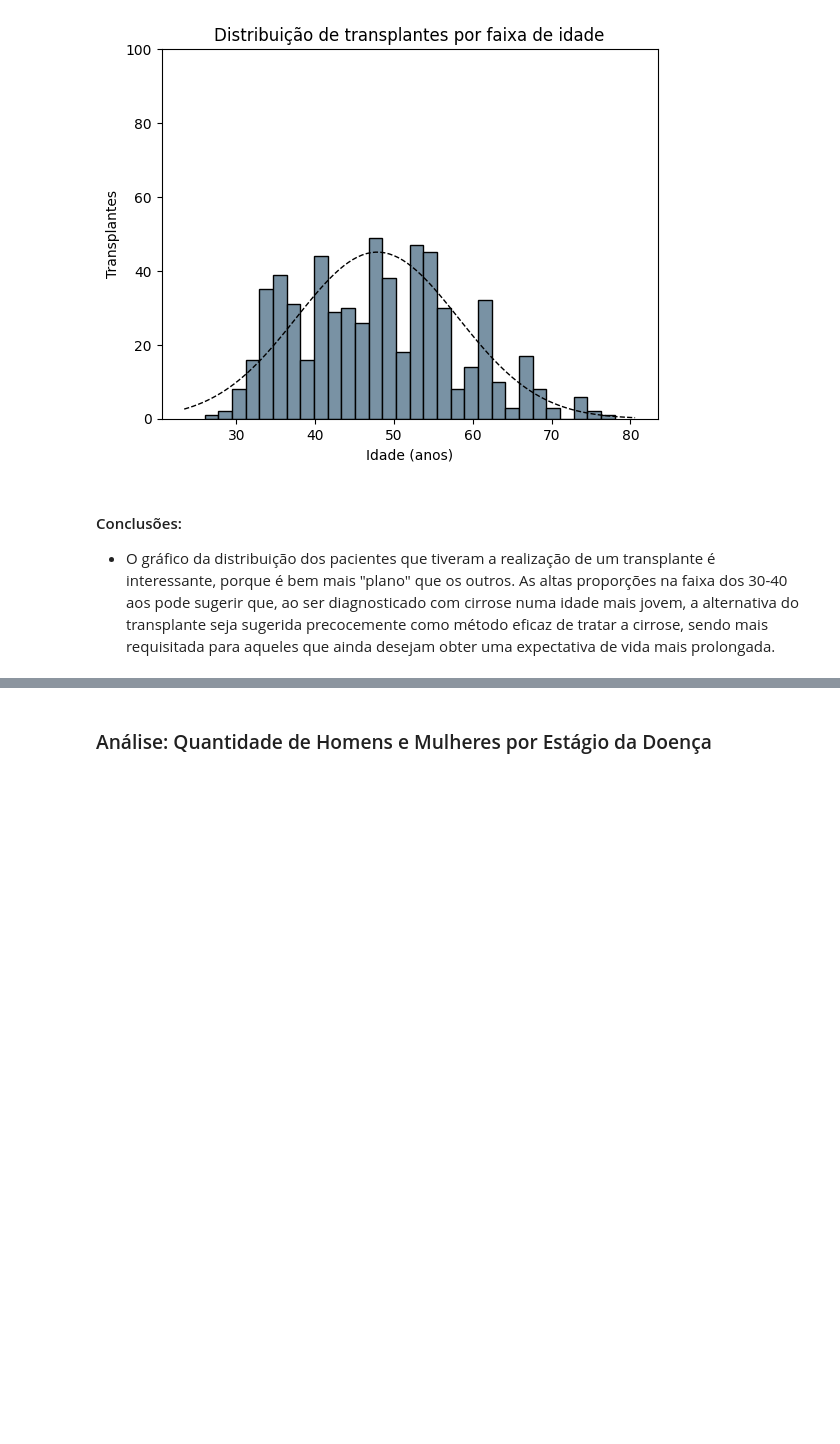
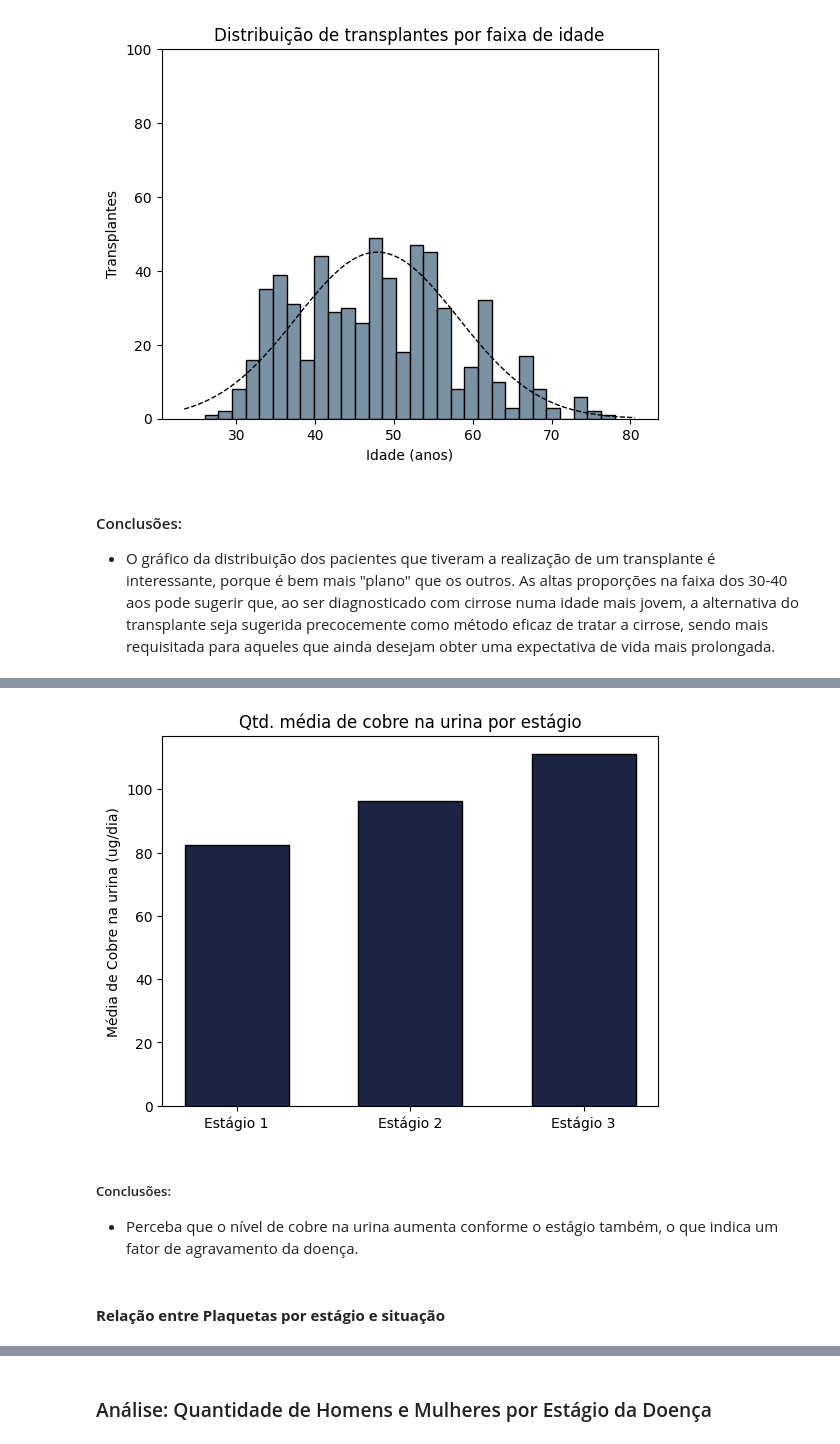
Before and after one commit to rodrigo0567/Cirrosifier-TRAINEES1, a Jupyter notebook: notebooks/eda_completo.ipynb, the cells around one changed output, grey strips where cells are left out. Saved outputs shown, nothing was run; the diff lists cells and outputs as text; code cells hidden in the pictures; blank space fills up the shorter version.

Commit message:
rearrange topics, fix cell groups

```diff
--- a/notebooks/eda_completo.ipynb
+++ b/notebooks/eda_completo.ipynb
@@ -962,0 +1172,25 @@ plt.show()
+# %%
+media_cobre_estagio = df.groupby('Estágio')['Cobre_Urina(ug/dia)'].mean().reset_index()
+map = {
+    1:'Estágio 1',
+    2:'Estágio 2',
+    3:'Estágio 3'
+}
+fig, ax = plt.subplots()
+ax.bar(
+    media_cobre_estagio['Estágio'].map(map),
+    media_cobre_estagio['Cobre_Urina(ug/dia)'],
+    width=0.6,
+    color="#1b2442",
+    edgecolor='black',
+)
+plt.title('Qtd. média de cobre na urina por estágio')
+plt.ylabel('Média de Cobre na urina (ug/dia)')
+plt.show()
+# %% [output]
+[figure, added]
+# %% [markdown]
+##### Conclusões:
+* Perceba que o nível de cobre na urina aumenta conforme o estágio também, o que indica um fator de agravamento da doença.
+# %% [markdown]
+#### **Relação entre Plaquetas por estágio e situação**
```
Also changed, not shown: parts of 142 cells of this notebook.
